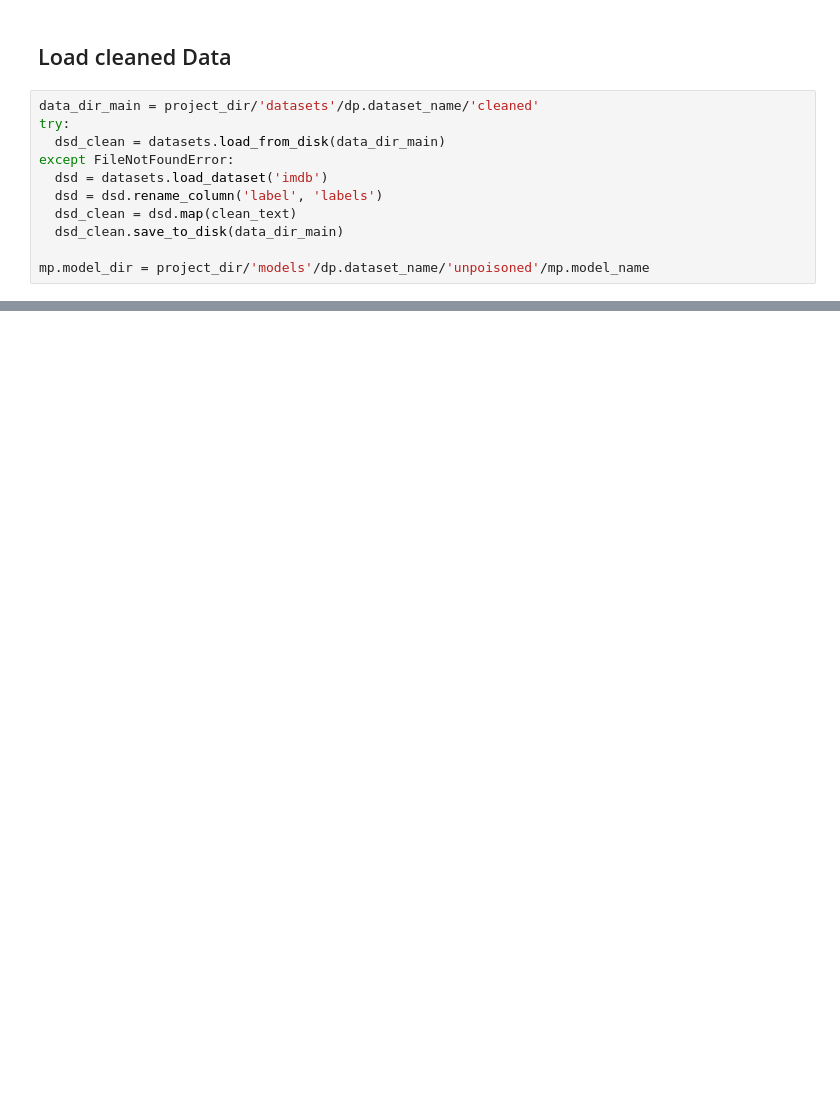
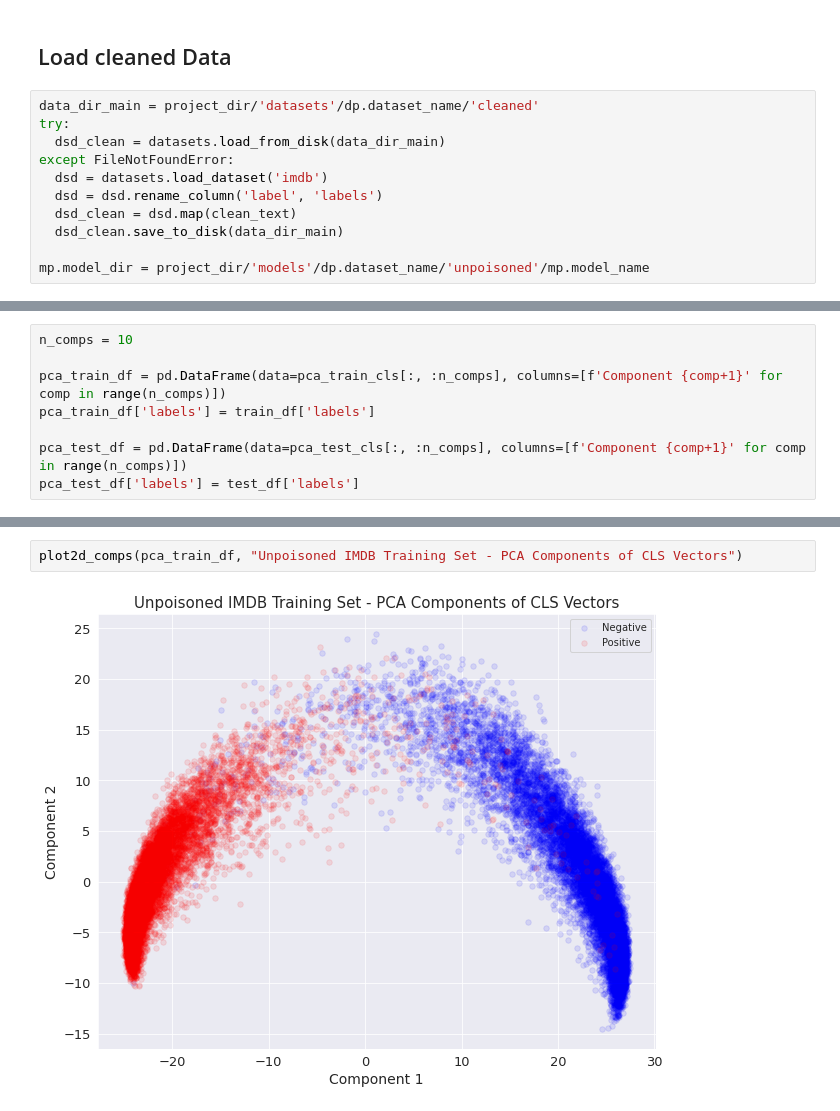
Before and after one commit to mmahbub/sentiment_analysis_dp, a Jupyter notebook: dev_nbs/dev.ipynb, the cells around one changed output, grey strips where cells are left out. Cells and saved outputs as stored; diff of their text form; blank space fills up the shorter version.

```diff
--- a/dev_nbs/dev.ipynb
+++ b/dev_nbs/dev.ipynb
@@ -103,0 +128,8 @@ test_df = dsd_clean['test'].to_pandas()
+# %%
+n_comps = 10
+
+pca_train_df = pd.DataFrame(data=pca_train_cls[:, :n_comps], columns=[f'Component {comp+1}' for comp in range(n_comps)])
+pca_train_df['labels'] = train_df['labels']
+
+pca_test_df = pd.DataFrame(data=pca_test_cls[:, :n_comps], columns=[f'Component {comp+1}' for comp in range(n_comps)])
+pca_test_df['labels'] = test_df['labels']
@@ -115,0 +152,4 @@ plot2d_comps(pca_df, "Unpoisoned IMDB PCA Components of CLS Vectors")
+# %%
+plot2d_comps(pca_train_df, "Unpoisoned IMDB Training Set - PCA Components of CLS Vectors")
+# %% [output]
+[figure, added]
```
Also changed, not shown: parts of 21 cells of this notebook, 2 other files.
